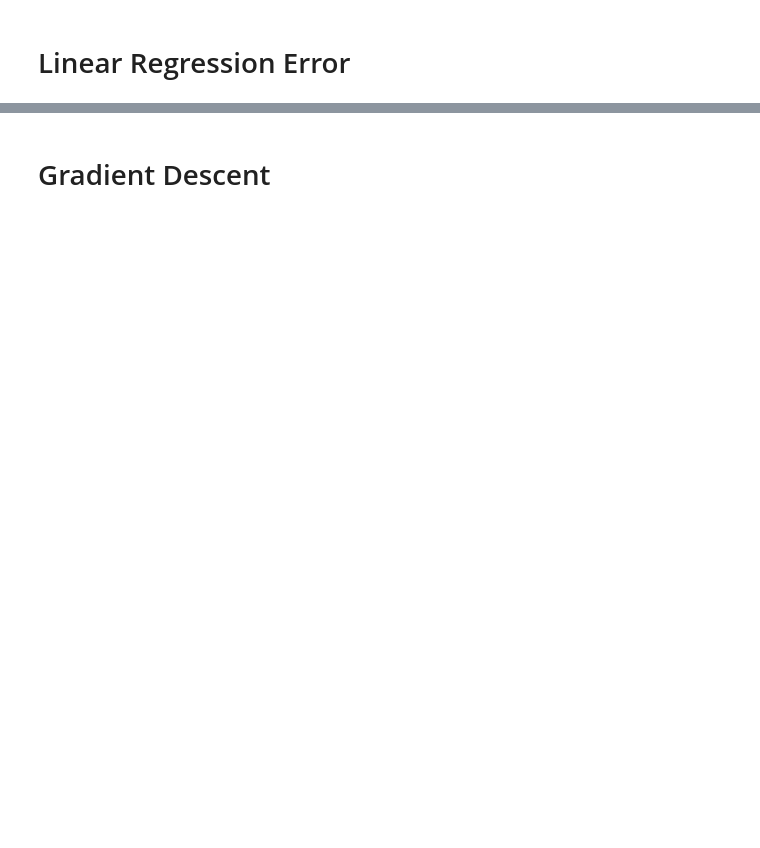
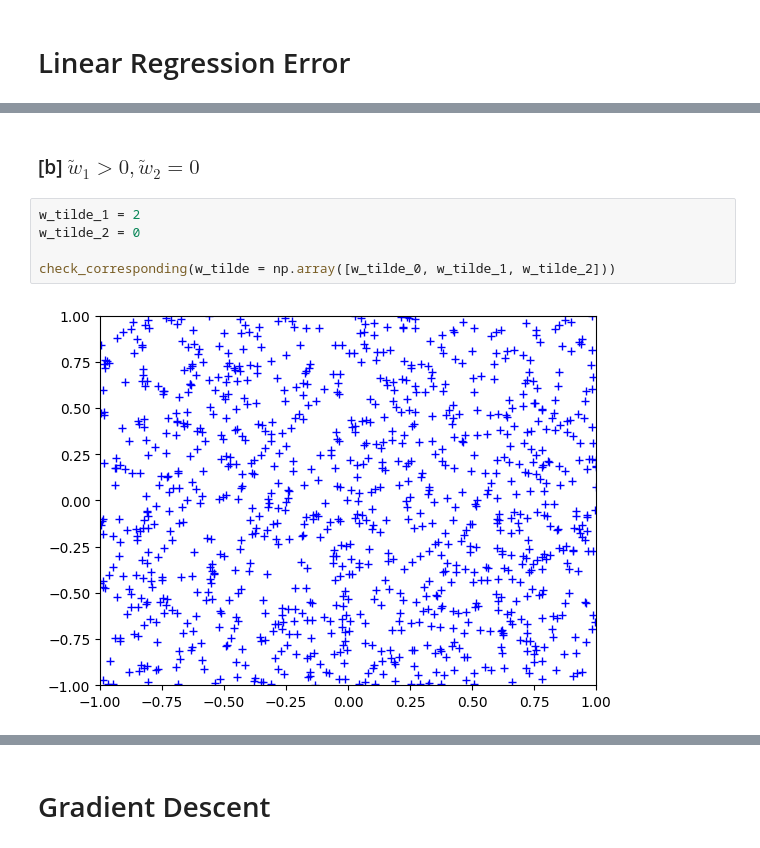
Before and after one commit to NhanHoPeter217/Machine-Learning-HW-CS156-California-Institute-of-Technology, a Jupyter notebook: HW5_21127122.ipynb, the cells around one changed output, grey strips where cells are left out. Cells and saved outputs as stored; diff of their text form; blank space fills up the shorter version.

```diff
--- a/HW5_21127122.ipynb
+++ b/HW5_21127122.ipynb
@@ -17,0 +81,9 @@ Hồ Thanh Nhân - 21127122
+# %% [markdown]
+### [b] $\tilde{w}_1 > 0, \tilde{w}_2 = 0$
+# %%
+w_tilde_1 = 2
+w_tilde_2 = 0
+
+check_corresponding(w_tilde = np.array([w_tilde_0, w_tilde_1, w_tilde_2]))
+# %% [output]
+[figure, added]
```
Also changed, not shown: parts of 54 cells of this notebook.
